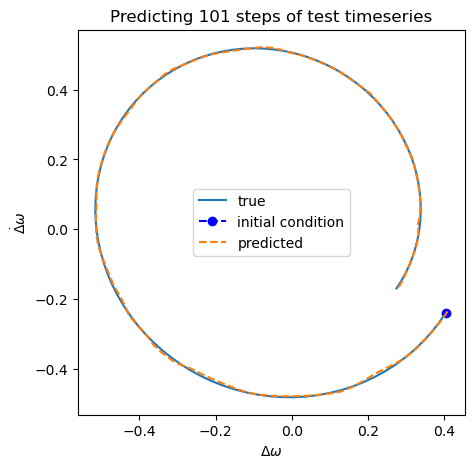
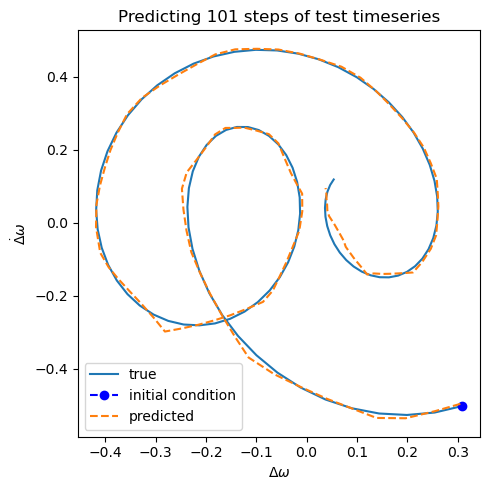
The notebook cell's code change between the first figure and the second:
--- before
+++ after
@@ -16,4 +16,5 @@
     plt.xlabel("$\\Delta\\omega$")
     plt.ylabel("$\\dot{\\Delta}\\omega$")
-    plt.savefig(f'fig/cavity/train_test_{data_test_i}_k_on_80_vr_10MV_vm_10Hz.svg')
+    plt.tight_layout()
+    #plt.savefig(f'fig/cavity/train_test_{data_test_i}_k_on_80_vr_10MV_vm_10Hz.svg')
     plt.show()

Commit: demonstrate training with two modes